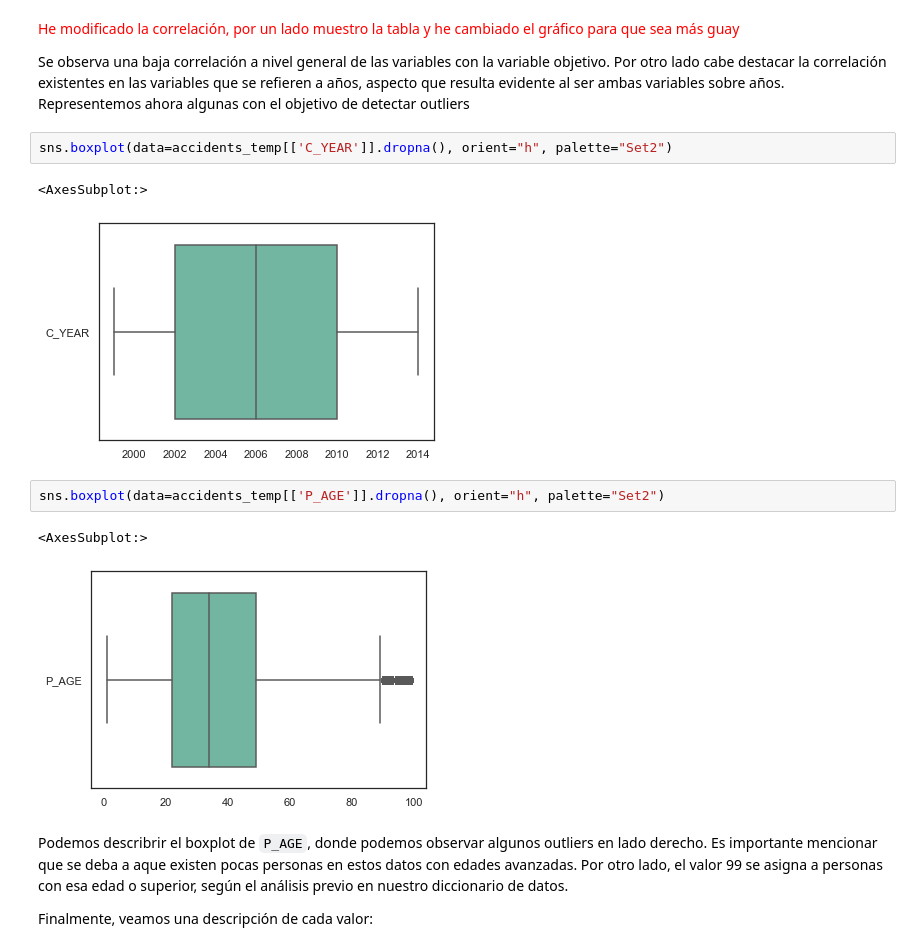
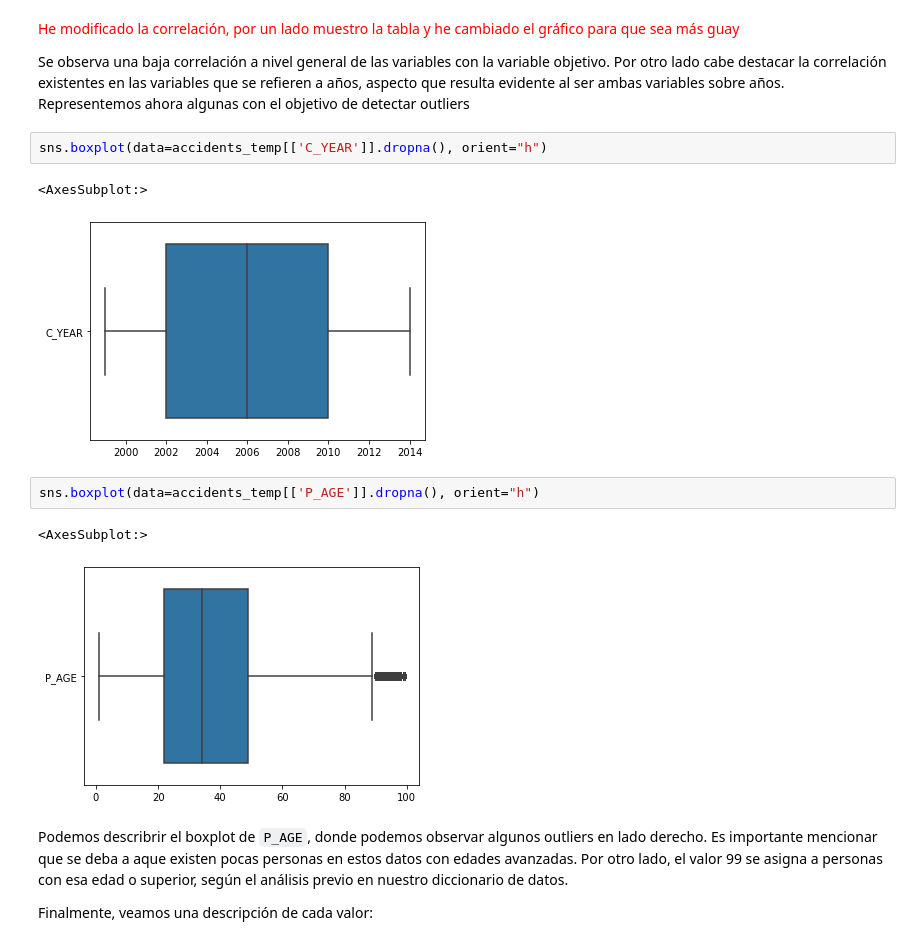
Before and after one commit to carviagu/canadian_car_accidents, a Jupyter notebook: notebooks/01_EDA.ipynb, the cells around one changed output. Saved outputs shown, nothing was run; the diff lists cells and outputs as text.

````diff
--- a/notebooks/01_EDA.ipynb
+++ b/notebooks/01_EDA.ipynb
@@ -495,15 +495,15 @@ Se observa una baja correlación a nivel general de las variables con la variabl
 
 Representemos ahora algunas con el objetivo de detectar outliers
 # %%
-sns.boxplot(data=accidents_temp[['C_YEAR']].dropna(), orient="h", palette="Set2")
+sns.boxplot(data=accidents_temp[['C_YEAR']].dropna(), orient="h")
 # %% [output]
 <AxesSubplot:>
-[figure, old version]
+[figure, new version]
 # %%
-sns.boxplot(data=accidents_temp[['P_AGE']].dropna(), orient="h", palette="Set2")
+sns.boxplot(data=accidents_temp[['P_AGE']].dropna(), orient="h")
 # %% [output]
 <AxesSubplot:>
-[figure, old version]
+[figure, new version]
 # %% [markdown]
 Podemos describrir el boxplot de ```P_AGE```, donde podemos observar algunos outliers en lado derecho. Es importante mencionar que se deba a aque existen pocas personas en estos datos con edades avanzadas. Por otro lado, el valor 99 se asigna a personas con esa edad o superior, según el análisis previo en nuestro diccionario de datos.
 
````
Also changed, not shown: parts of 7 cells of this notebook.
